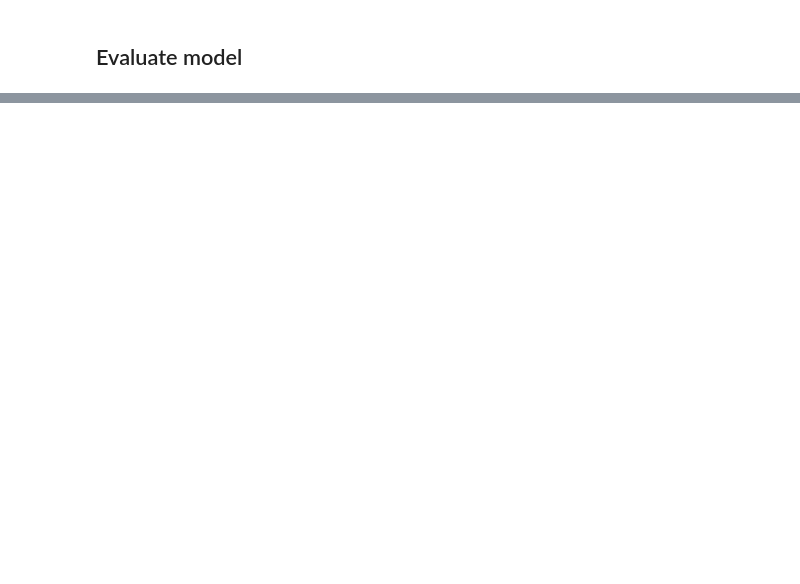
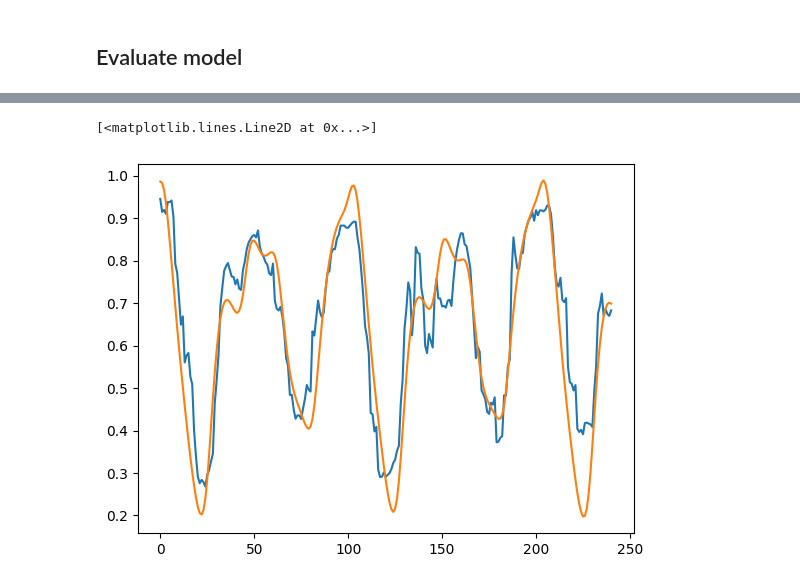
Before and after one commit to czyjtu/time-series-forecasting, a Jupyter notebook: notebooks/boosting_all_datasets.ipynb, the cells around one changed output, grey strips where cells are left out. Drawn from its saved outputs; the diff is of its cells as text; code cells hidden in the pictures; blank space fills up the shorter version.

Commit message:
updated models and prediction

```diff
--- a/notebooks/boosting_all_datasets.ipynb
+++ b/notebooks/boosting_all_datasets.ipynb
@@ -208,0 +292,25 @@ for i, dataset in enumerate(datasets):
+# %%
+params = {
+    "n_estimators": 100,
+        "max_depth": 10,
+        "objective": "mse",
+        "boosting_type": "gbdt",
+        "include_hours": False,
+        "lags": {
+            "300 days lag": "300 days",
+            "2 months lag": "61 days",
+            "3 months lag": "91 days"
+        }
+}
+# %%
+model = predictors.LightGBMPredictor(**params)
+# %%
+model.fit(mackey_glass.y_train_df)
+# %%
+preds = model.forecast(pd.DataFrame({"ds": mackey_glass.y_val_df.ds}))
+# %%
+plt.plot(preds)
+plt.plot(mackey_glass.y_val)
+# %% [output]
+[<matplotlib.lines.Line2D at 0x...>]
+[figure, added]
```
Also changed, not shown: parts of 11 cells of this notebook, 1 other file.
